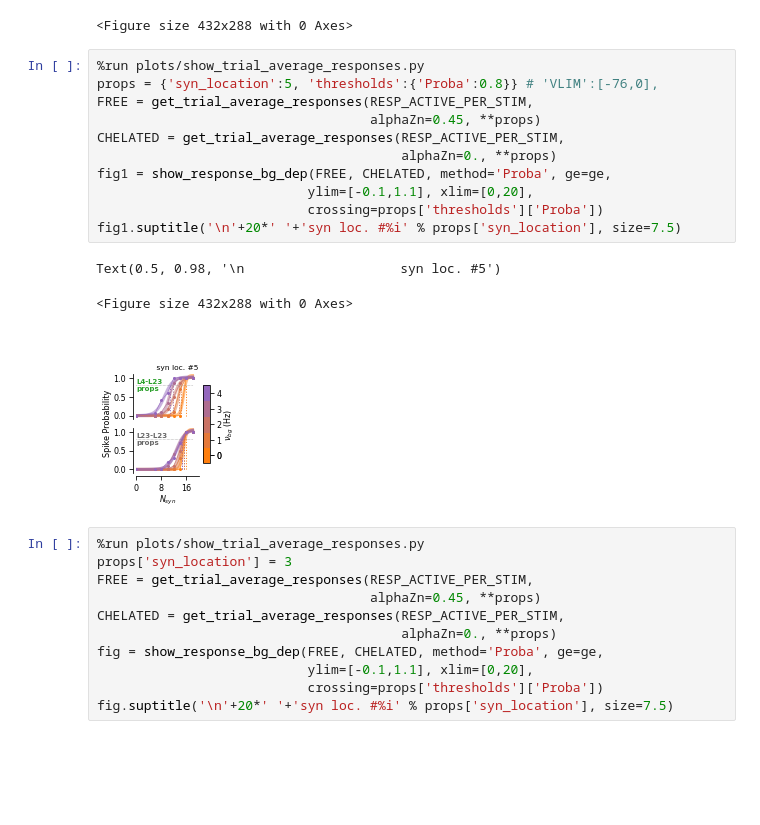
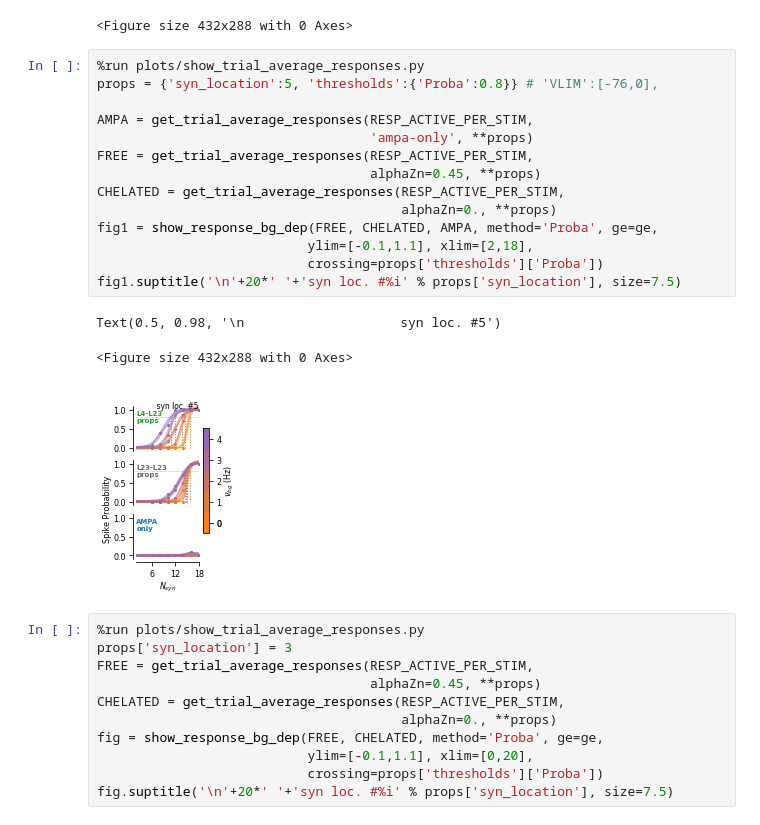
Before and after one commit to yzerlaut/zinc-NMDA-modulation, a Jupyter notebook: Sensitivity_to_Background_Modulation.ipynb, the cells around one changed output. Cells and saved outputs as stored; diff of their text form; blank space fills up the shorter version.

```diff
--- a/Sensitivity_to_Background_Modulation.ipynb
+++ b/Sensitivity_to_Background_Modulation.ipynb
@@ -478,18 +476,21 @@ RESP_ACTIVE_PER_STIM = build_full_dataset_per_stim(key='active',
 # %%
 %run plots/show_trial_average_responses.py
 props = {'syn_location':5, 'thresholds':{'Proba':0.8}} # 'VLIM':[-76,0],
+
+AMPA = get_trial_average_responses(RESP_ACTIVE_PER_STIM,
+                                   'ampa-only', **props)
 FREE = get_trial_average_responses(RESP_ACTIVE_PER_STIM,
                                    alphaZn=0.45, **props)
 CHELATED = get_trial_average_responses(RESP_ACTIVE_PER_STIM,
                                        alphaZn=0., **props)
-fig1 = show_response_bg_dep(FREE, CHELATED, method='Proba', ge=ge,
-                           ylim=[-0.1,1.1], xlim=[0,20],
+fig1 = show_response_bg_dep(FREE, CHELATED, AMPA, method='Proba', ge=ge,
+                           ylim=[-0.1,1.1], xlim=[2,18],
                            crossing=props['thresholds']['Proba'])
 fig1.suptitle('\n'+20*' '+'syn loc. #%i' % props['syn_location'], size=7.5)
 # %% [output]
 Text(0.5, 0.98, '\n                    syn loc. #5')
 <Figure size 432x288 with 0 Axes>
-[figure, old version]
+[figure, new version]
 # %%
 %run plots/show_trial_average_responses.py
 props['syn_location'] = 3
```
Also changed, not shown: parts of 3 cells of this notebook.
